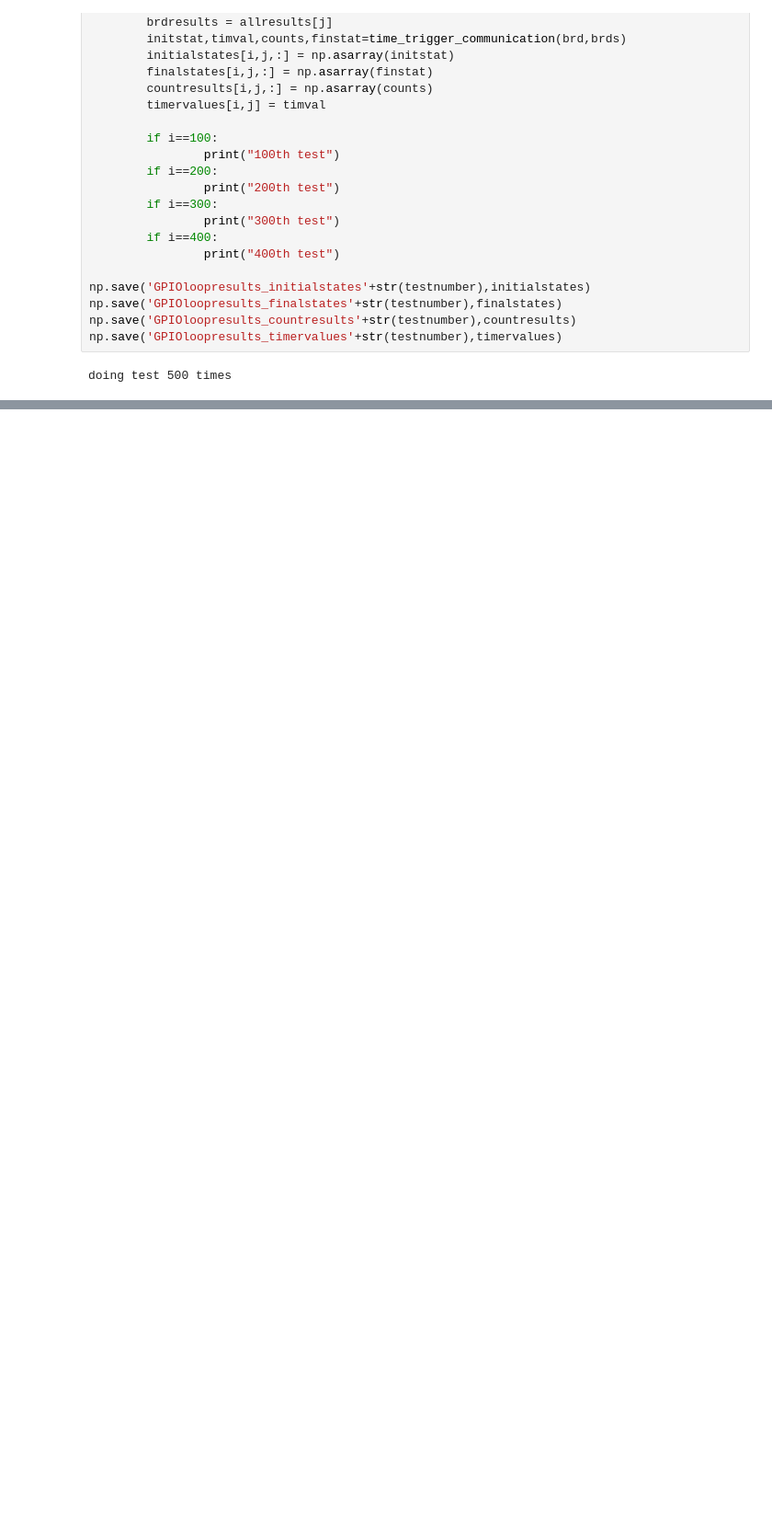
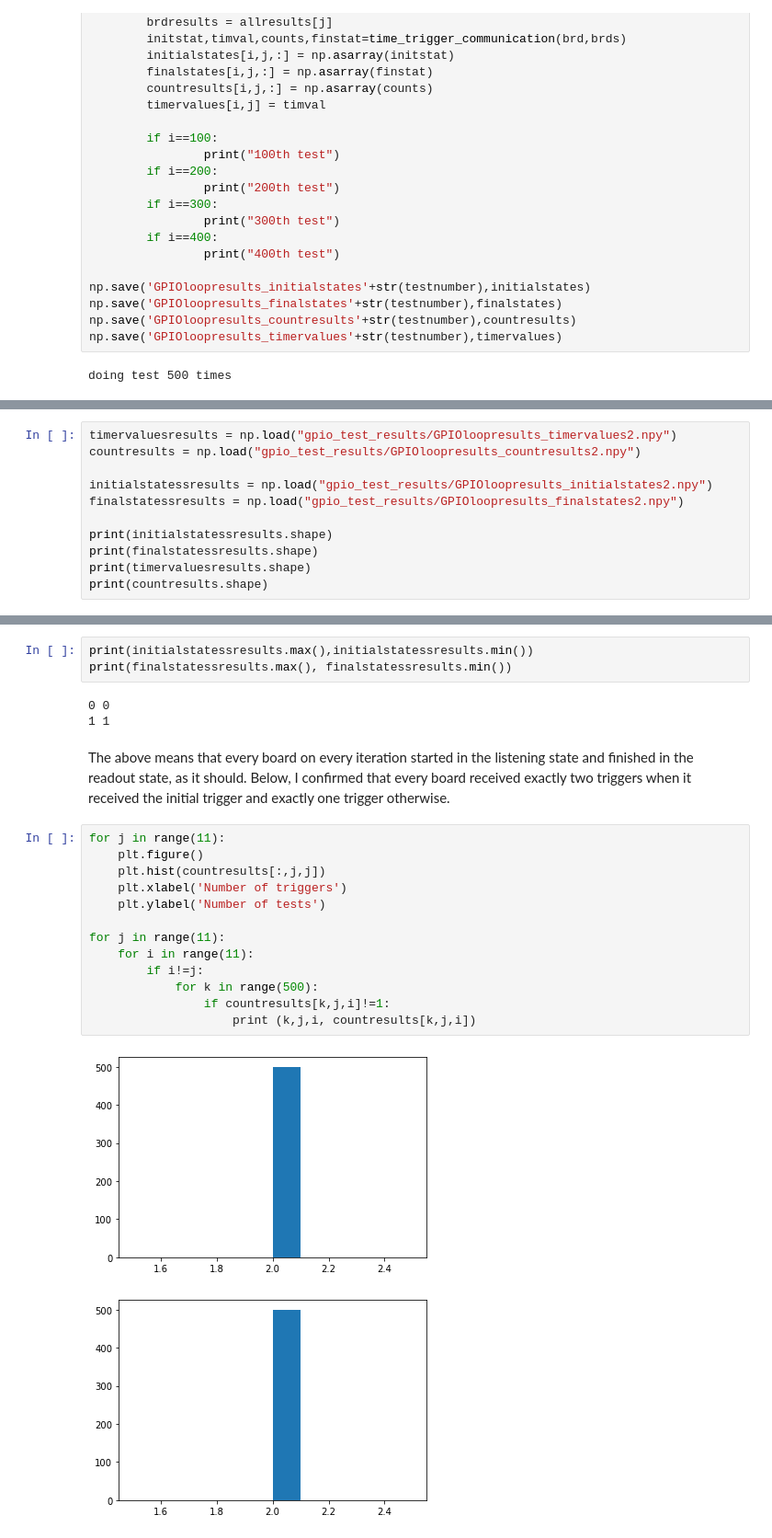
Before and after one commit to realtimeradio/caltech-lwa, a Jupyter notebook: cosmic_ray_scripts/snap2_control/Test GPIO communication with 11 boards.ipynb, the cells around one changed output, grey strips where cells are left out. Shown at 92% size. Cells and saved outputs as stored; diff of their text form; blank space fills up the shorter version.

Commit message:
Updated cr_functions to have addresses for all the SNAP2s. Saving latest version of the GPIO communication test notebook.  Modified datacapture.py to stop if the datatype option given isn't valid.

```diff
--- a/cosmic_ray_scripts/snap2_control/Test GPIO communication with 11 boards.ipynb
+++ b/cosmic_ray_scripts/snap2_control/Test GPIO communication with 11 boards.ipynb
@@ -252,0 +255,11 @@ plt.plot(test[:,0])
+# %%
+timervaluesresults = np.load("gpio_test_results/GPIOloopresults_timervalues2.npy")
+countresults = np.load("gpio_test_results/GPIOloopresults_countresults2.npy")
+
+initialstatessresults = np.load("gpio_test_results/GPIOloopresults_initialstates2.npy")
+finalstatessresults = np.load("gpio_test_results/GPIOloopresults_finalstates2.npy")
+
+print(initialstatessresults.shape)
+print(finalstatessresults.shape)
+print(timervaluesresults.shape)
+print(countresults.shape)
@@ -252,0 +271,24 @@ plt.plot(test[:,0])
+# %%
+print(initialstatessresults.max(),initialstatessresults.min())
+print(finalstatessresults.max(), finalstatessresults.min())
+# %% [output]
+0 0
+1 1
+# %% [markdown]
+The above means that every board on every iteration started in the listening state and finished in the readout state, as it should.  Below, I confirmed that every board received exactly two triggers when it received the initial trigger and exactly one trigger otherwise.
+# %%
+for j in range(11):
+    plt.figure()
+    plt.hist(countresults[:,j,j])
+    plt.xlabel('Number of triggers')
+    plt.ylabel('Number of tests')
+
+for j in range(11):
+    for i in range(11):
+        if i!=j:
+            for k in range(500):
+                if countresults[k,j,i]!=1:
+                    print (k,j,i, countresults[k,j,i])
+# %% [output]
+[figure, added]
+[figure, added]
```
Also changed, not shown: parts of 15 cells of this notebook, 2 other files.
